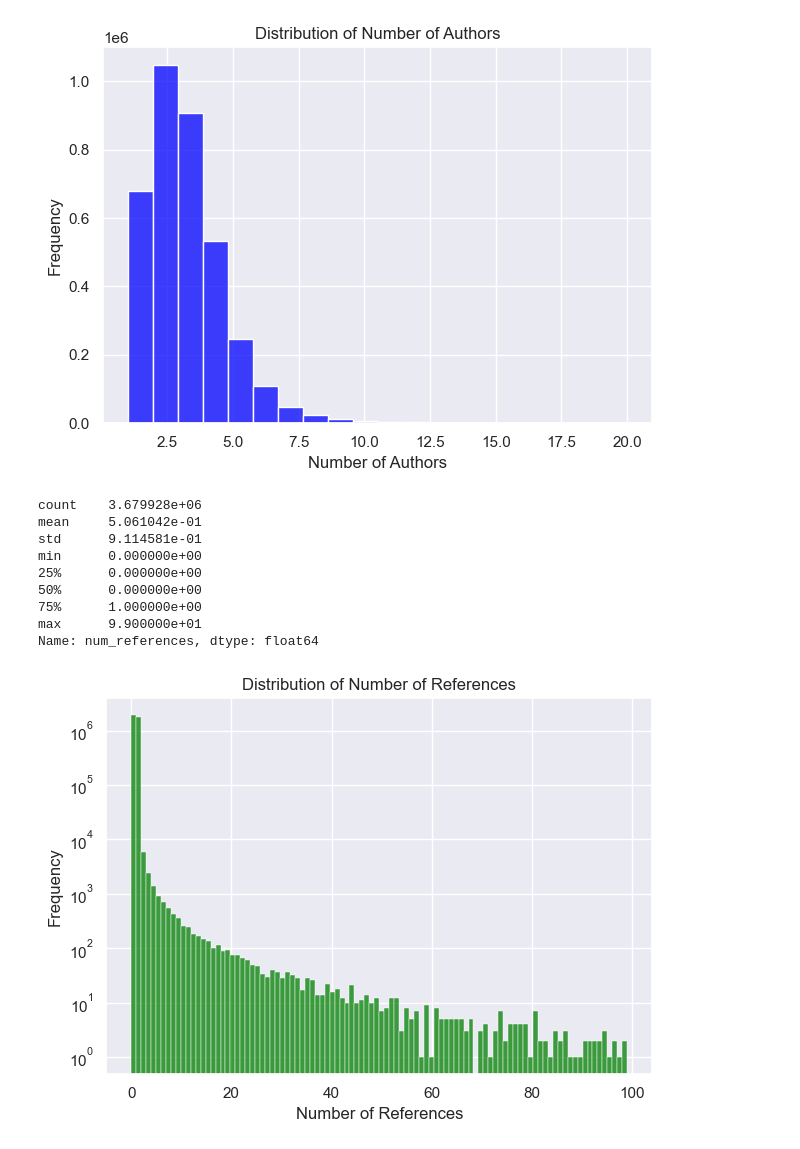
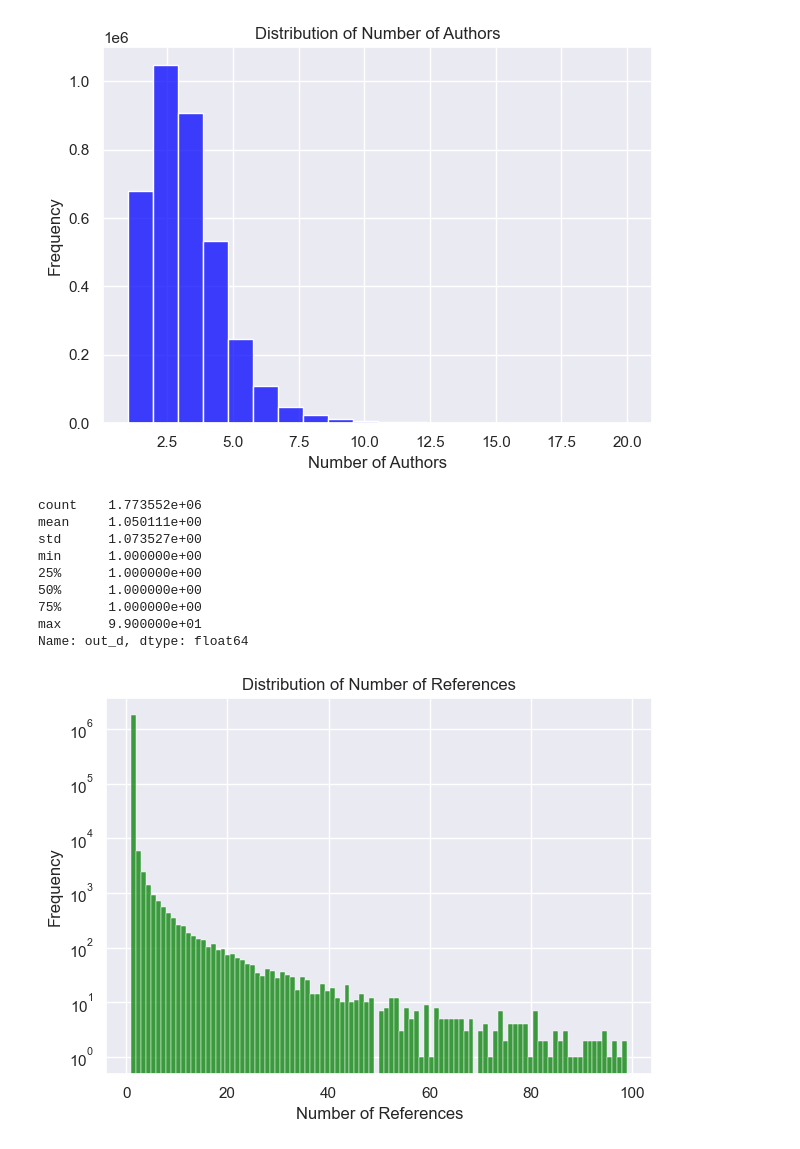
Before and after one commit to mango7789/Social-Network-Mining-DATA130007, a Jupyter notebook: analysis.ipynb, the cells around one changed output. Cells and saved outputs as stored; diff of their text form; code cells hidden in the pictures.

Commit message:
Create node and edge files for both paper and author, update notebook

```diff
--- a/analysis.ipynb
+++ b/analysis.ipynb
@@ -18,7 +21,7 @@ from utils import load_records_from_csv
 # Load config file and get the path of csv files
 with open("./config/config.yaml", "r") as file:
     config = yaml.safe_load(file)
-PAPER_LIST = Path(config["data"]["paper"]["list"])
+PAPER_LIST = Path(config["data"]["paper"]["node"])
 PAPER_LIST = Path(PAPER_LIST)
 # %%
 df_combined = load_records_from_csv(PAPER_LIST)
@@ -62,16 +67,19 @@ dtype: int64
 ## 4. Plot the distribution of list columns
 # %%
 # Ensure that NaN values are handled by converting them to empty lists
-df_combined['authors'] = df_combined['authors'].apply(lambda x: x if isinstance(x, list) else [])
-df_combined['references'] = df_combined['references'].apply(lambda x: x if isinstance(x, list) else [])
+df_combined["authors"] = df_combined["authors"].apply(
+    lambda x: x if isinstance(x, list) and x != [""] else []
+)
 
 # Calculate the number of authors and references for each row
-df_combined['num_authors'] = df_combined['authors'].apply(len)
-df_combined['num_references'] = df_combined['references'].apply(len)
+df_combined["num_authors"] = df_combined["authors"].apply(len)
 
 # Calculate basic statistics
-print(df_combined['num_authors'].describe())
-print(df_combined['num_references'].describe())
+print(df_combined["num_authors"].describe())
+print("=" * 20)
+print(df_combined["out_d"].describe())
+print("=" * 20)
+print(df_combined["in_d"].describe())
 # %% [output]
 count    3.680007e+06
 mean     2.836479e+00
@@ -114,25 +121,25 @@ max      2.000000e+01
 Name: num_authors, dtype: float64
 [figure]
 # %%
-df_filtered_references = df_combined[(df_combined['num_references'] >= 0) & (df_combined['num_references'] <= 100)]
-print(df_filtered_references["num_references"].describe())
+df_filtered_out_d = df_combined[(df_combined['out_d'] > 0) & (df_combined['out_d'] <= 100)]
+print(df_filtered_out_d["out_d"].describe())
 
 # Plot the distribution of the number of references
-sns.histplot(df_filtered_references['num_references'], color='green', bins=100)
+sns.histplot(df_filtered_out_d['out_d'], color='green', bins=100)
 plt.title('Distribution of Number of References')
 plt.xlabel('Number of References')
 plt.ylabel('Frequency')
 plt.yscale("log")
 plt.tight_layout()
 plt.show()
 # %% [output]
-count    3.679928e+06
-mean     5.061042e-01
-std      9.114581e-01
-min      0.000000e+00
-25%      0.000000e+00
-50%      0.000000e+00
+count    1.773552e+06
+mean     1.050111e+00
+std      1.073527e+00
+min      1.000000e+00
+25%      1.000000e+00
+50%      1.000000e+00
 75%      1.000000e+00
 max      9.900000e+01
-Name: num_references, dtype: float64
+Name: out_d, dtype: float64
-[figure, old version]
+[figure, new version]
```
Also changed, not shown: parts of 6 cells of this notebook, 6 other files.
